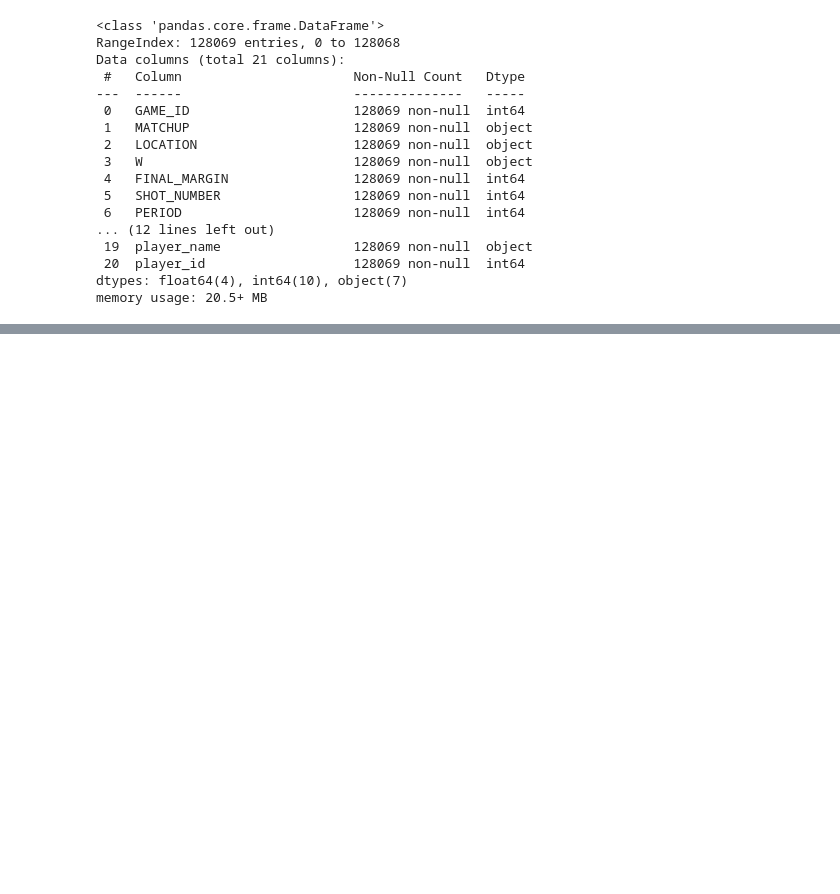
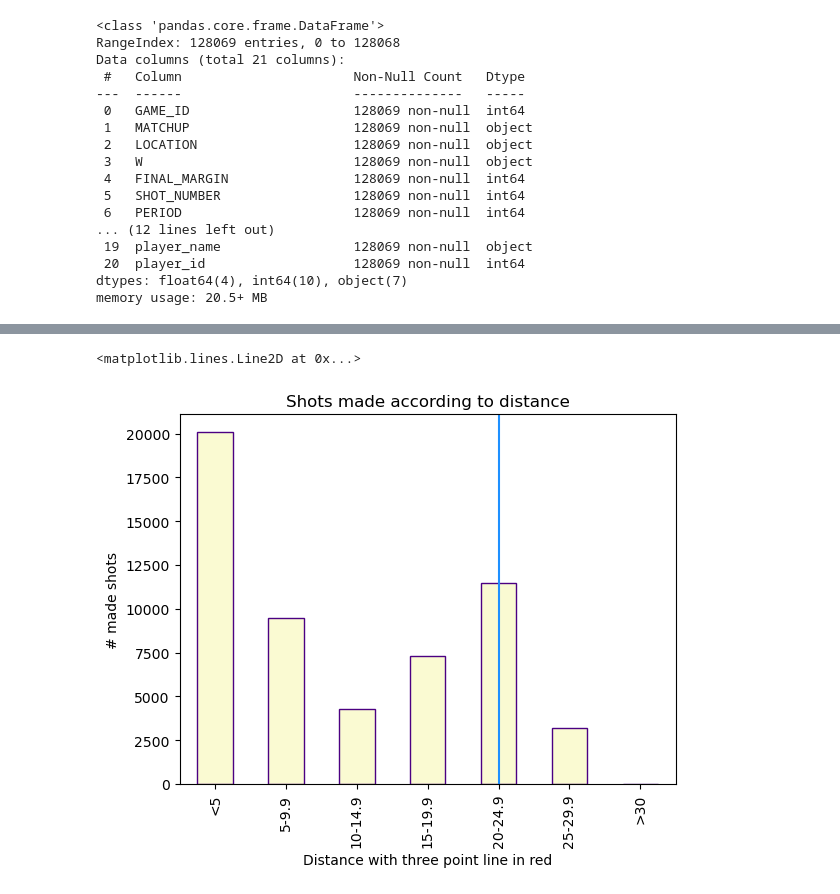
Before and after one commit to bearstmichael/proj1-group-3, a Jupyter notebook: nav.ipynb, the cells around one changed output, grey strips where cells are left out. Drawn from its saved outputs; the diff is of its cells as text; code cells hidden in the pictures; blank space fills up the shorter version.

```diff
--- a/nav.ipynb
+++ b/nav.ipynb
@@ -41,0 +133,12 @@ InvalidIndexError: (['SHOT_RESULT'], ['SHOT_DIST'], ['SHOT_CLOCK'])
+# %%
+df2 = made_only['dist_bins'].value_counts()
+
+df2.loc[dist_groupnames].plot(kind = "bar", legend = False, color = 'lightgoldenrodyellow', edgecolor = 'indigo')
+plt.xticks(rotation = "vertical")
+plt.title("Shots made according to distance")
+plt.xlabel("Distance with three point line in red")
+plt.ylabel("# made shots")
+plt.axvline(x=4, color = "dodgerblue")
+# %% [output]
+<matplotlib.lines.Line2D at 0x...>
+[figure, added]
```
Also changed, not shown: parts of 9 cells of this notebook.
